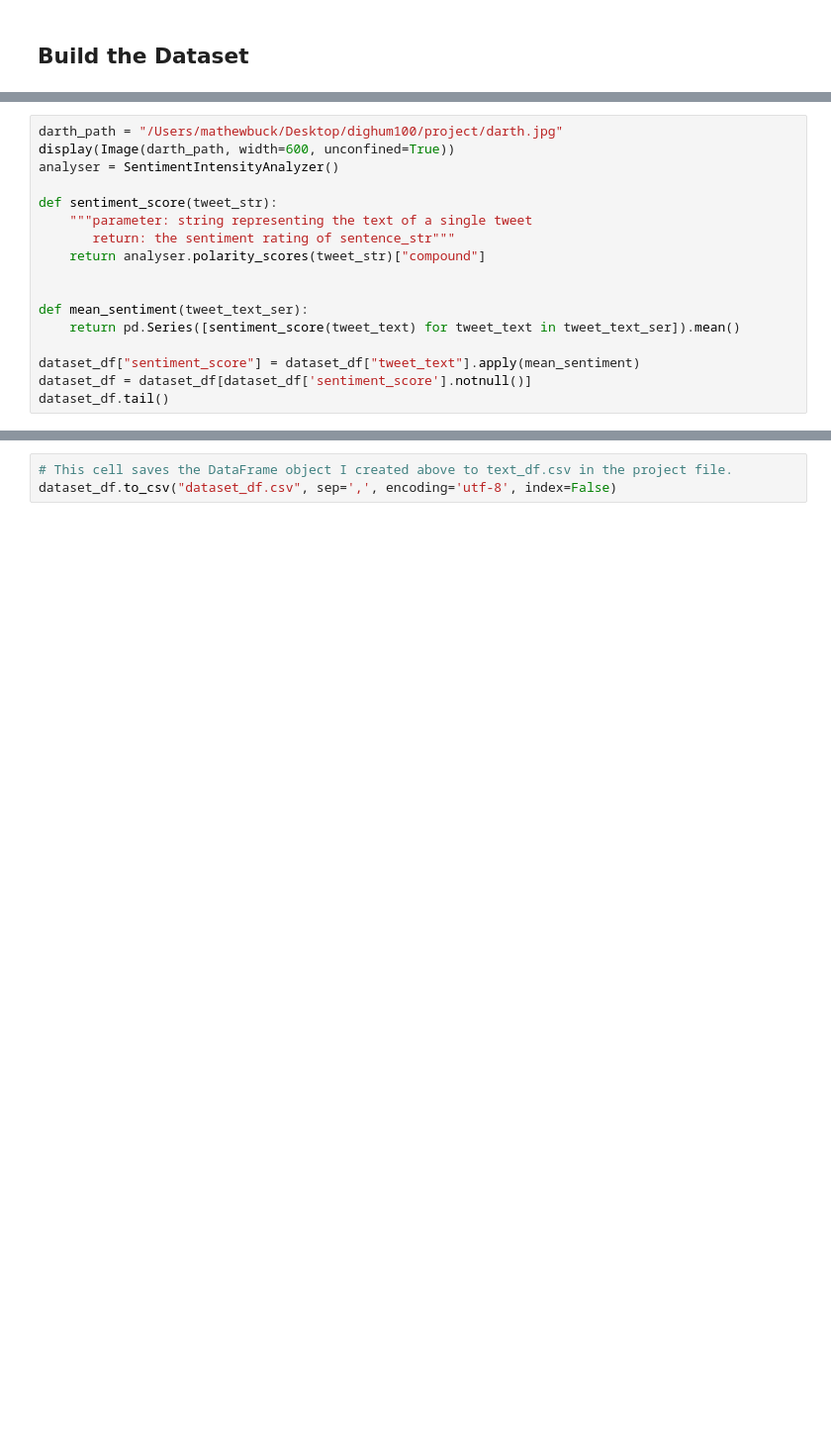
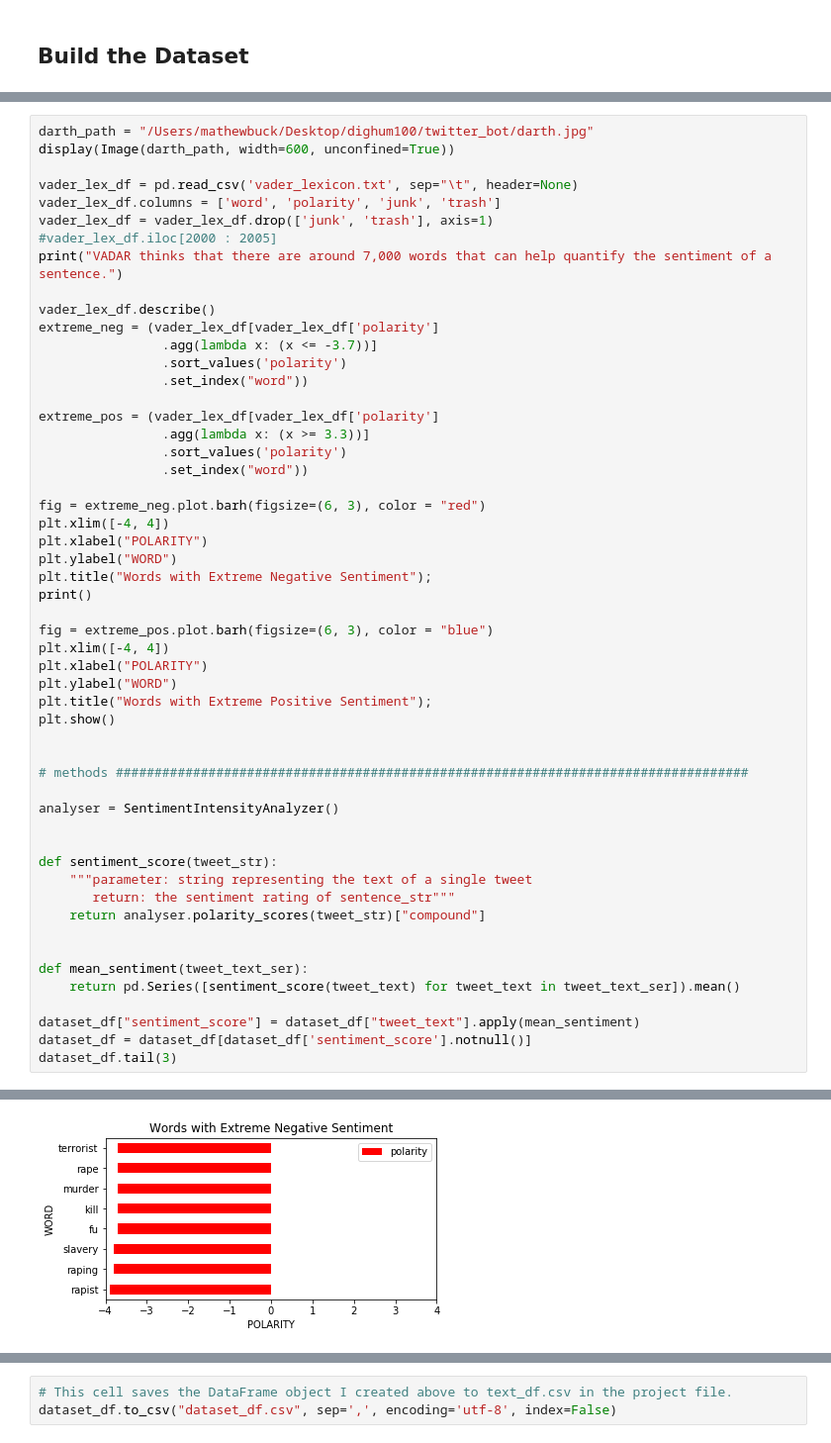
Before and after one commit to battmuck32138/twitter_bot_project, a Jupyter notebook: twitter_bot.ipynb, the cells around one changed output, grey strips where cells are left out. Shown: that part at 99% size. Drawn from its saved outputs; the diff is of its cells as text; blank space fills up the shorter version.

```diff
--- a/twitter_bot.ipynb
+++ b/twitter_bot.ipynb
@@ -126,7 +103,43 @@ Failed to run the command on that user, Skipping...
 # %%
-darth_path = "/Users/mathewbuck/Desktop/dighum100/project/darth.jpg"
+darth_path = "/Users/mathewbuck/Desktop/dighum100/twitter_bot/darth.jpg"
 display(Image(darth_path, width=600, unconfined=True))
+
+vader_lex_df = pd.read_csv('vader_lexicon.txt', sep="\t", header=None)
+vader_lex_df.columns = ['word', 'polarity', 'junk', 'trash']
+vader_lex_df = vader_lex_df.drop(['junk', 'trash'], axis=1)
+#vader_lex_df.iloc[2000 : 2005]
+print("VADAR thinks that there are around 7,000 words that can help quantify the sentiment of a sentence.")
+
+vader_lex_df.describe()
+extreme_neg = (vader_lex_df[vader_lex_df['polarity']
+                .agg(lambda x: (x <= -3.7))]
+                .sort_values('polarity')
+                .set_index("word"))
+
+extreme_pos = (vader_lex_df[vader_lex_df['polarity']
+                .agg(lambda x: (x >= 3.3))]
+                .sort_values('polarity')
+                .set_index("word"))
+
+fig = extreme_neg.plot.barh(figsize=(6, 3), color = "red")
+plt.xlim([-4, 4])
+plt.xlabel("POLARITY")
+plt.ylabel("WORD")
+plt.title("Words with Extreme Negative Sentiment");
+print()
+
+fig = extreme_pos.plot.barh(figsize=(6, 3), color = "blue")
+plt.xlim([-4, 4])
+plt.xlabel("POLARITY")
+plt.ylabel("WORD")
+plt.title("Words with Extreme Positive Sentiment");
+plt.show()
+
+
+# methods ##################################################################################
+
 analyser = SentimentIntensityAnalyzer()
+
 
 def sentiment_score(tweet_str):
     """parameter: string representing the text of a single tweet
@@ -139,6 +152,6 @@ def mean_sentiment(tweet_text_ser):
 
 dataset_df["sentiment_score"] = dataset_df["tweet_text"].apply(mean_sentiment)
 dataset_df = dataset_df[dataset_df['sentiment_score'].notnull()]
-dataset_df.tail()
+dataset_df.tail(3)
 # %% [output]
 [figure]
@@ -150,0 +159 @@ dataset_df.tail()
+[figure, added]
```
Also changed, not shown: parts of 12 cells of this notebook, 3 other files.
